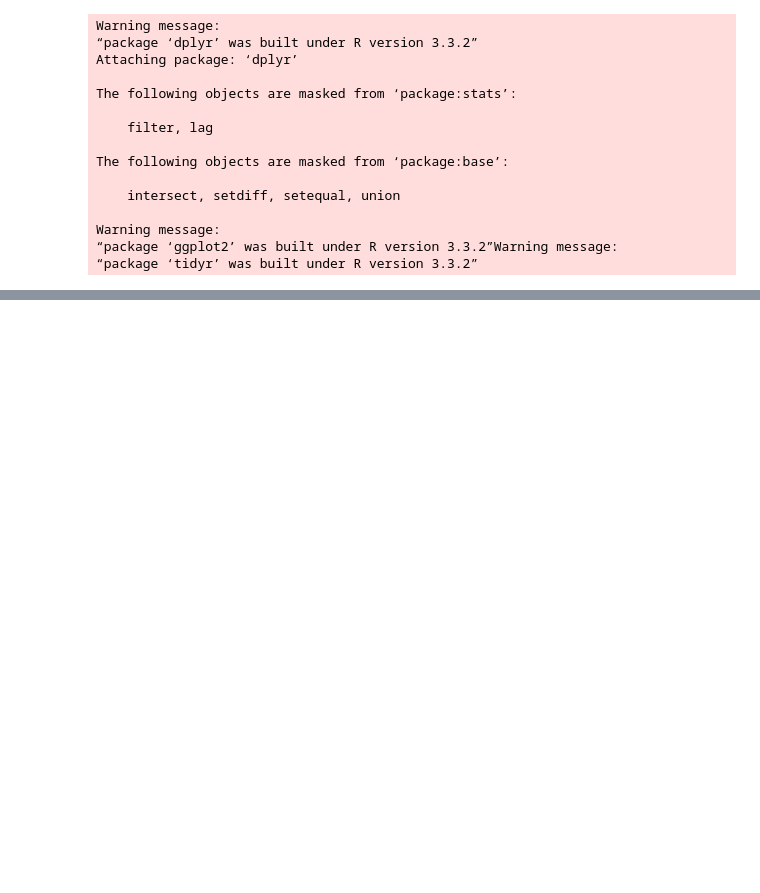
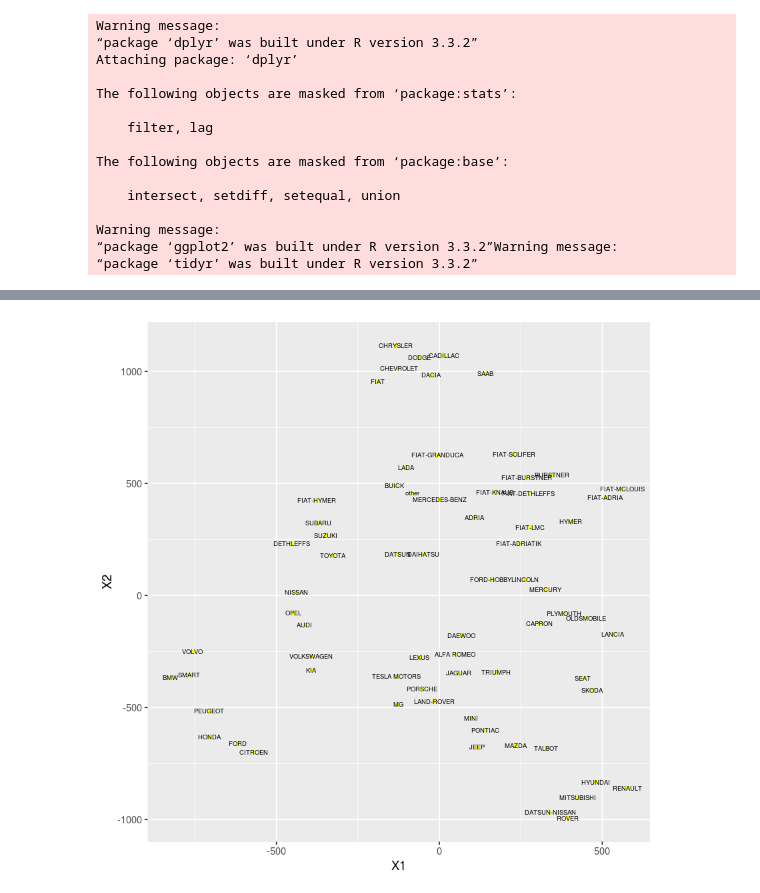
Before and after one commit to reaktor/operative-ml-training, a Jupyter notebook: docker-volume/Clustering, unsupervised learning .ipynb, the cells around one changed output, grey strips where cells are left out. Saved outputs shown, nothing was run; the diff lists cells and outputs as text; code cells hidden in the pictures; blank space fills up the shorter version.

```diff
--- a/docker-volume/Clustering, unsupervised learning .ipynb
+++ b/docker-volume/Clustering, unsupervised learning .ipynb
@@ -99,14 +196,0 @@ corrplot(cor.matrix, order="hclust",
-# %%
-x<-kunnat.merkit
-x$N<-select(x,-kuntanimi) %>%
-rowSums
-
-x<-mutate_at(x, vars(-kuntanimi,-N), funs(./sqrt(N)))
-
-cor.matrix <- select(x,-kuntanimi,-N) %>%
-  cor(.,use="na.or.")
-
-corrplot(cor.matrix, order="hclust",
-         hclust.method="complete",
-         tl.cex=0.6,tl.col="black",
-         method="shade")
@@ -114,0 +227,12 @@ corrplot(cor.matrix, order="hclust",
+# %%
+# Change the correlation (similarity) into a distance
+dist.cor <- as.dist(1-cor.matrix)
+# %%
+# k sets the output dim (should be 2 here for plotting, bigger perplexity makes map moe global)
+# try perplexity 2...20
+
+X.cor<-tsne(dist.cor,
+            perplexity=10,
+            k=2,
+            whiten=TRUE,
+            max_iter=3000)
@@ -114,0 +257,6 @@ corrplot(cor.matrix, order="hclust",
+# %%
+D<-data.frame(merkki=rownames(cor.matrix),X.cor)
+# %%
+ggplot(D,aes(x=X1,y=X2,label=merkki))+geom_point(size=1,color="yellow")+geom_text(size=2)
+# %% [output]
+[figure, added]
```
Also changed, not shown: parts of 17 cells of this notebook, 1 other file.
